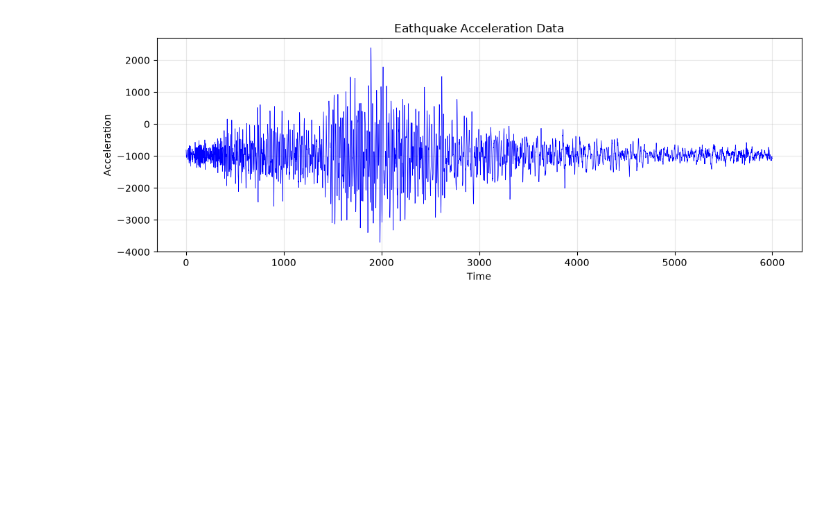
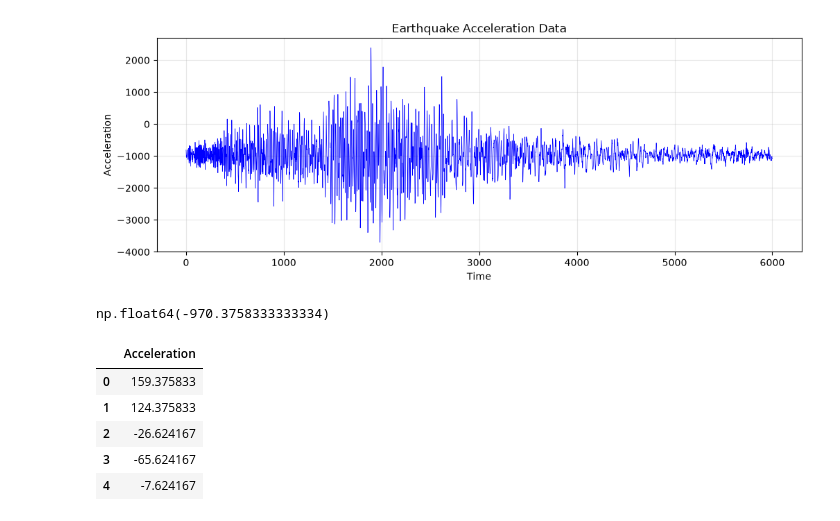
Before and after one commit to studealw/GAN_Framework_for_Synthetic_Earthquake_Waveform_Generation, a Jupyter notebook: data_plot.ipynb, the cells around one changed output. Drawn from its saved outputs; the diff is of its cells as text; code cells hidden in the pictures; blank space fills up the shorter version.

```diff
--- a/data_plot.ipynb
+++ b/data_plot.ipynb
@@ -22,3 +22,8 @@ plt.ylabel("Acceleration")
 plt.grid(True,alpha = 0.3)
 # %% [output]
 [figure]
+# %%
+avg_data = df["Acceleration"].mean()
+avg_data
+# %% [output]
+np.float64(-970.3758333333334)
@@ -24,0 +32,9 @@ plt.grid(True,alpha = 0.3)
+# %%
+df.head()
+# %% [output]
+|  | Acceleration |
+| 0 | 159.375833 |
+| 1 | 124.375833 |
+| 2 | -26.624167 |
+| 3 | -65.624167 |
+| 4 | -7.624167 |
```
Also changed, not shown: parts of 3 cells of this notebook.
